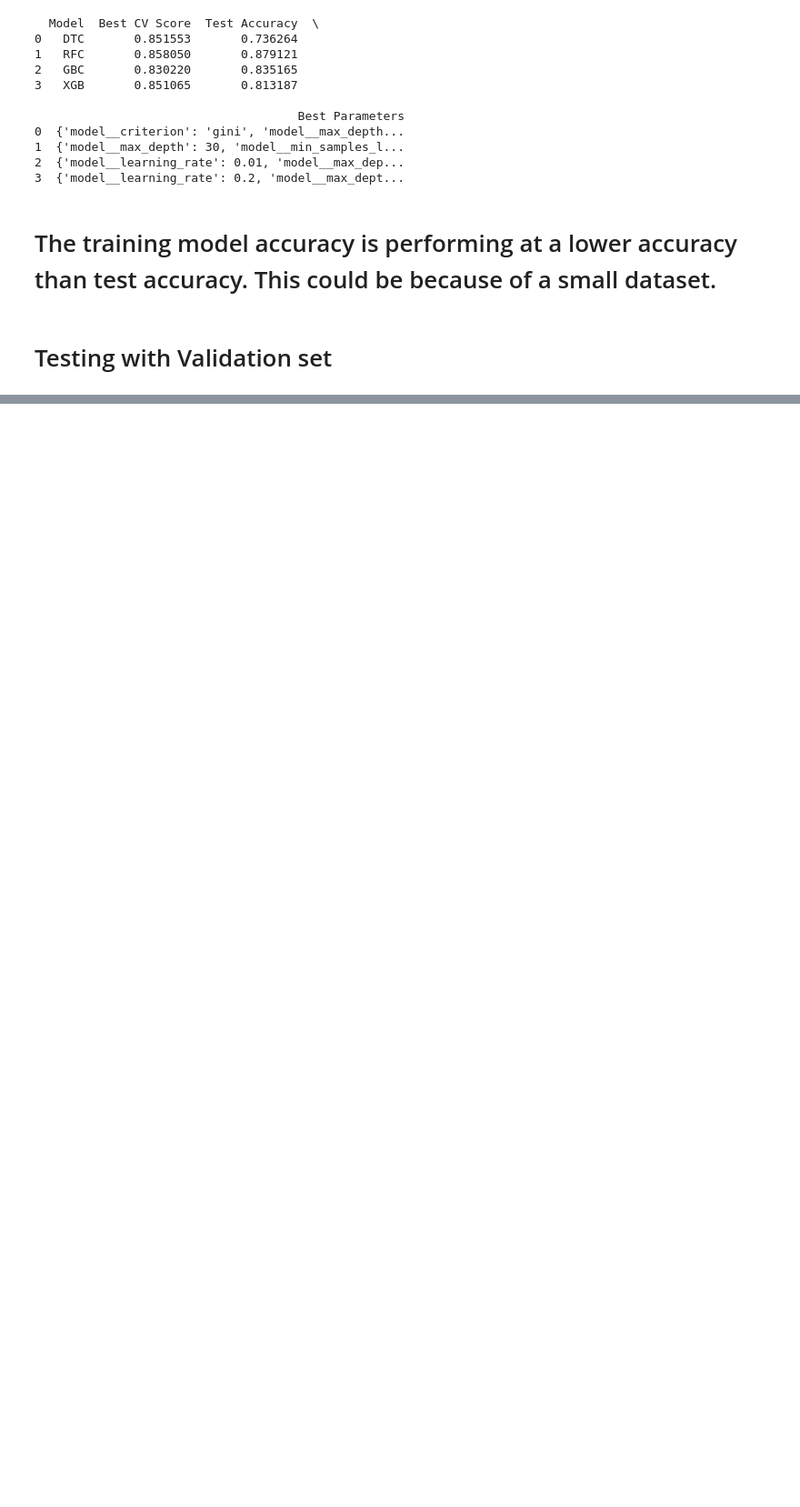
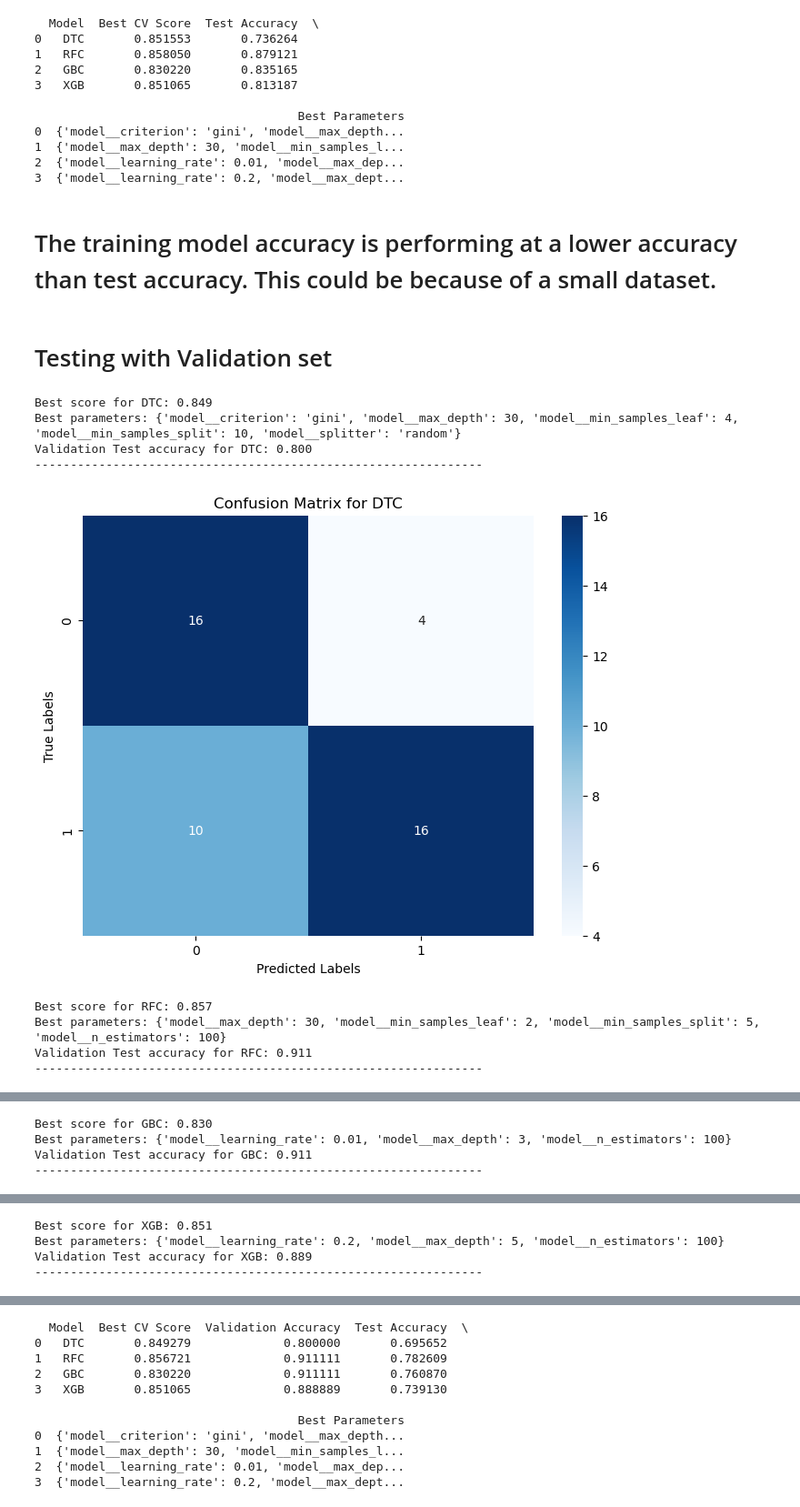
Before and after one commit to MaukanMir/Heart-Attack-Analysis-and-Prediction-Dataset, a Jupyter notebook: trainnig.ipynb, the cells around one changed output, grey strips where cells are left out. Shown at 91% size. Cells and saved outputs as stored; diff of their text form; code cells hidden in the pictures; blank space fills up the shorter version.

Commit message:
added test accuracy"

```diff
--- a/trainnig.ipynb
+++ b/trainnig.ipynb
@@ -224,7 +224,7 @@ def val_grid_search_selected_models(param_grid:dict,names:list, models:list, X:p
         print(f'Validation Test accuracy for {name}: {val_accuracy:.3f}')
         print("---------------------------------------------------------------")
 
-        conf_mat = confusion_matrix(y_test, y_pred)
+        conf_mat = confusion_matrix(y_test, y_test_pred)
         plt.figure(figsize=(8,6))
         sns.heatmap(conf_mat, annot=True, fmt='d', cmap='Blues')
         plt.xlabel('Predicted Labels')
@@ -639,3 +639,45 @@ Test accuracy for XGB: 0.813
 # The training model accuracy is performing at a lower accuracy than test accuracy. This could be because of a small dataset.
 # %% [markdown]
 # Testing with Validation set
+# %%
+names = ["DTC", "RFC", "GBC", "XGB"]
+models = get_selected_models(names)
+
+param_grid = {
+    'DTC': {
+        'model__criterion': ['gini', 'entropy'],
+        'model__max_depth': [None, 10, 20, 30],
+        'model__min_samples_split': [2, 5, 10],
+        'model__min_samples_leaf': [1, 2, 4],
+        'model__splitter': ['best', 'random']
+    },
+    'RFC': {
+        'model__n_estimators': [100, 200, 300],
+        'model__max_depth': [None, 10, 20, 30],
+        'model__min_samples_split': [2, 5, 10],
+        'model__min_samples_leaf': [1, 2, 4],
+    },
+    'GBC': {
+        'model__n_estimators': [100, 200, 300],
+        'model__learning_rate': [0.01, 0.1, 0.2],
+        'model__max_depth': [3, 5, 7]
+    },
+    'XGB': {
+        'model__n_estimators': [100, 200, 300],
+        'model__max_depth': [3, 5, 7],
+        'model__learning_rate': [0.01, 0.1, 0.2]
+    }
+}
+
+metric = make_scorer(f1_score)
+val_grid_search_selected_models(param_grid, names, models, X, y, metric)
+# %% [output]
+Best score for DTC: 0.849
+Best parameters: {'model__criterion': 'gini', 'model__max_depth': 30, 'model__min_samples_leaf': 4, 'model__min_samples_split': 10, 'model__splitter': 'random'}
+Validation Test accuracy for DTC: 0.800
+---------------------------------------------------------------
+[figure, added]
+Best score for RFC: 0.857
+Best parameters: {'model__max_depth': 30, 'model__min_samples_leaf': 2, 'model__min_samples_split': 5, 'model__n_estimators': 100}
+Validation Test accuracy for RFC: 0.911
+---------------------------------------------------------------
@@ -641,0 +685,4 @@ Test accuracy for XGB: 0.813
+Best score for GBC: 0.830
+Best parameters: {'model__learning_rate': 0.01, 'model__max_depth': 3, 'model__n_estimators': 100}
+Validation Test accuracy for GBC: 0.911
+---------------------------------------------------------------
@@ -641,0 +690,4 @@ Test accuracy for XGB: 0.813
+Best score for XGB: 0.851
+Best parameters: {'model__learning_rate': 0.2, 'model__max_depth': 5, 'model__n_estimators': 100}
+Validation Test accuracy for XGB: 0.889
+---------------------------------------------------------------
@@ -641,0 +695,11 @@ Test accuracy for XGB: 0.813
+  Model  Best CV Score  Validation Accuracy  Test Accuracy  \
+0   DTC       0.849279             0.800000       0.695652
+1   RFC       0.856721             0.911111       0.782609
+2   GBC       0.830220             0.911111       0.760870
+3   XGB       0.851065             0.888889       0.739130
+
+                                     Best Parameters
+0  {'model__criterion': 'gini', 'model__max_depth...
+1  {'model__max_depth': 30, 'model__min_samples_l...
+2  {'model__learning_rate': 0.01, 'model__max_dep...
+3  {'model__learning_rate': 0.2, 'model__max_dept...
```
Also changed, not shown: parts of 1 cell of this notebook.
